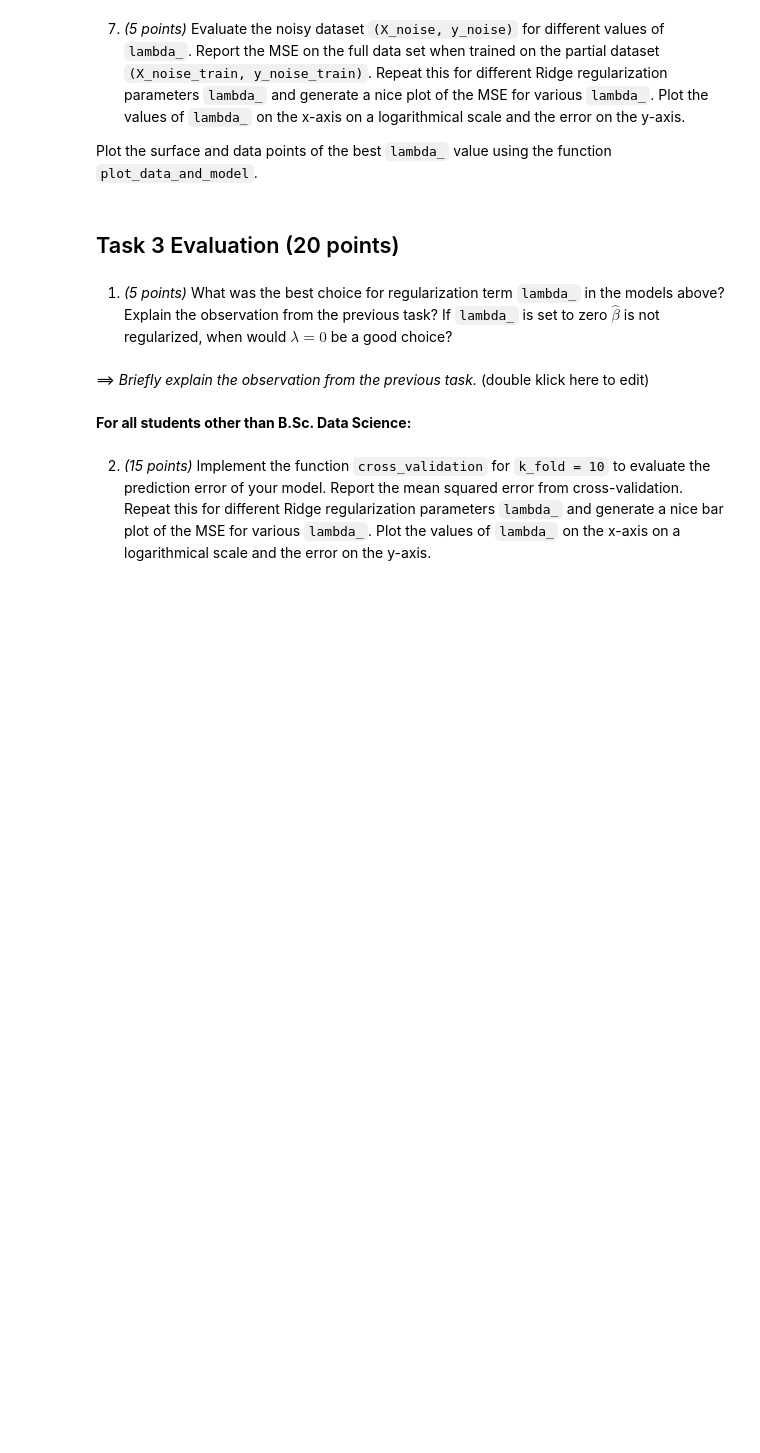
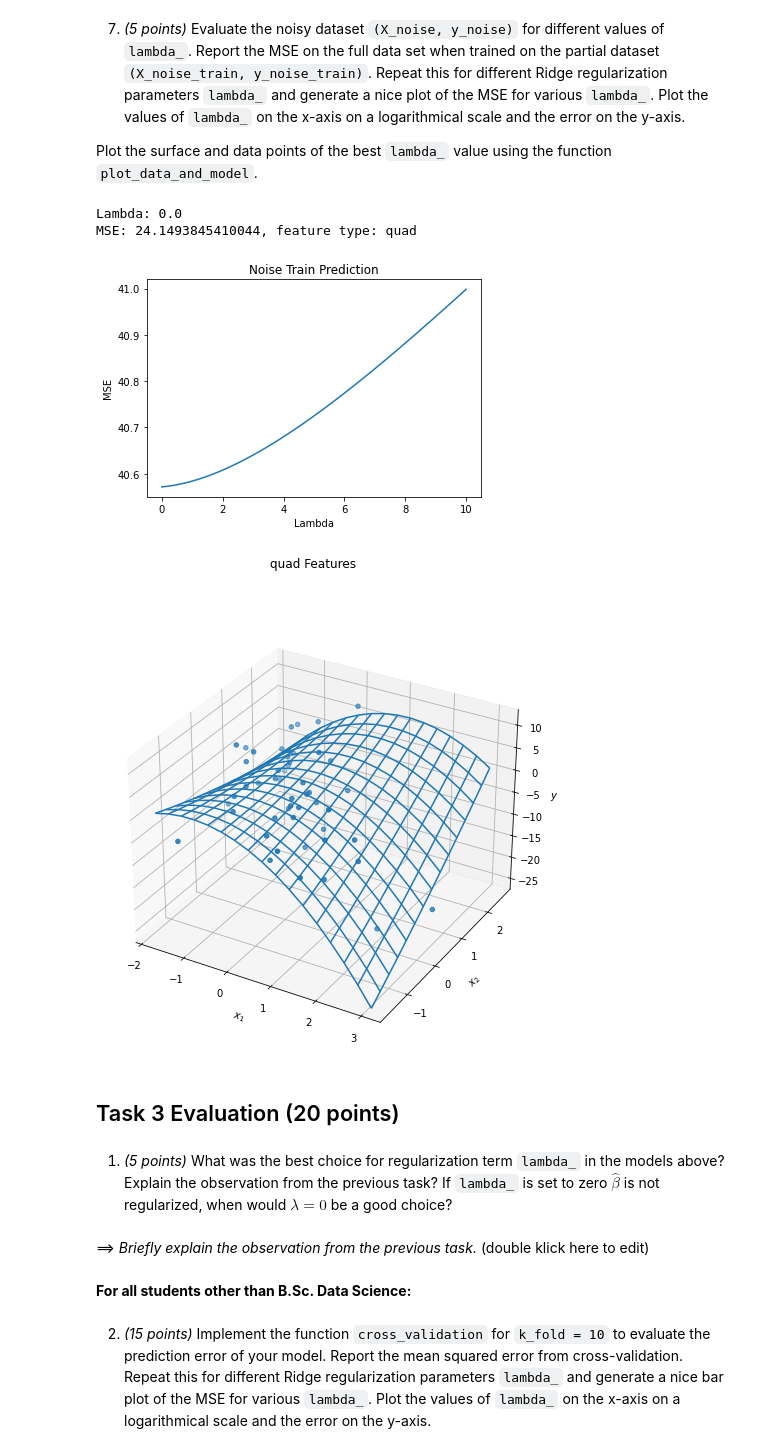
Before and after one commit to Abdul6498/Machine_Learning-master, a Jupyter notebook: Assignment_3/assignment3.ipynb, the cells around one changed output. Drawn from its saved outputs; the diff is of its cells as text; code cells hidden in the pictures; blank space fills up the shorter version.

```diff
--- a/Assignment_3/assignment3.ipynb
+++ b/Assignment_3/assignment3.ipynb
@@ -242,6 +281,30 @@ Plot the surface and data points of the best `lambda_` value using the function
 Plot the surface and data points of the best `lambda_` value using the function `plot_data_and_model`.
 # %%
 # Implement your solution here.
+lambdas=np.linspace(0,10,500)
+error = np.zeros(lambdas.size)
+for ind,l in enumerate(lambdas):
+    regression_noise = RidgeRegression(lambda_=lambdas[ind], ftype='lin')
+    regression_noise.fit(X_noise_train, y_noise_train)
+    yhat = regression_noise.predict(X_noise)
+    error[ind] = MSE(yhat, y_noise)
+min_error = error.argmin()
+print('Lambda:', lambdas[min_error])
+
+plt.figure()
+plt.title('Noise Train Prediction')
+lin =plt.plot(lambdas,error)
+plt.xlabel('Lambda')
+plt.ylabel('MSE')
+
+regression_noise = RidgeRegression(lambda_=0.1, ftype='quad')
+train_evaluate(regression_noise, X_noise_train, y_noise_train)
+plot_data_and_model(regression_noise, X_noise, y_noise)
+# %% [output]
+Lambda: 0.0
+MSE: 24.1493845410044, feature type: quad
+[figure, added]
+[figure, added]
 # %% [markdown]
 ## Task 3 Evaluation (20 points)
 # %% [markdown]
```
Also changed, not shown: parts of 7 cells of this notebook.
